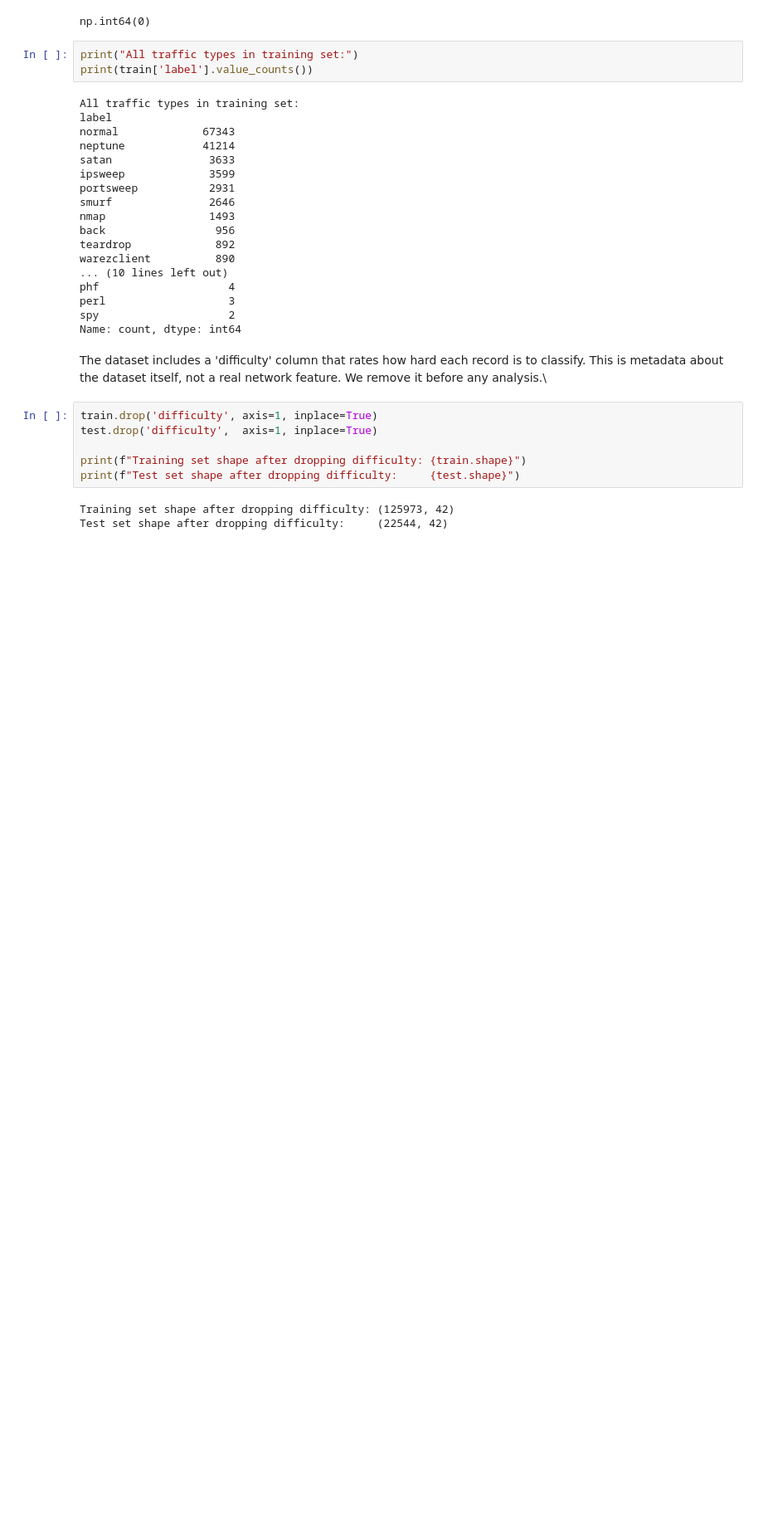
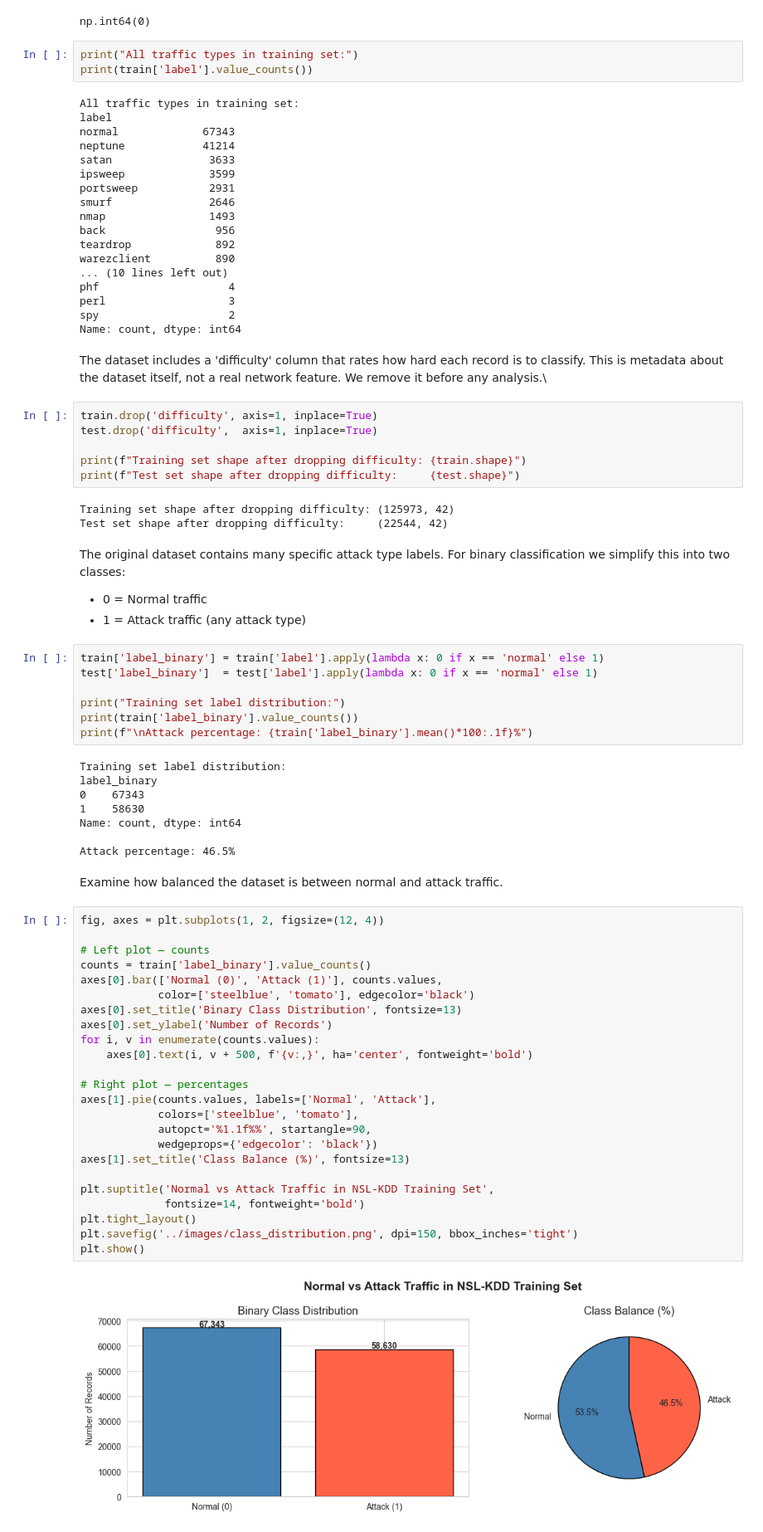
Before and after one commit to sasanAkbari80/network-intrusion-detection, a Jupyter notebook: notebooks/intrusion_detection.ipynb, the cells around one changed output. Shown at 83% size. Saved outputs shown, nothing was run; the diff lists cells and outputs as text; blank space fills up the shorter version.

Commit message:
exploratory data analysis with 6 visualizations

```diff
--- a/notebooks/intrusion_detection.ipynb
+++ b/notebooks/intrusion_detection.ipynb
@@ -134,3 +134,52 @@ print(f"Test set shape after dropping difficulty:     {test.shape}")
 # %% [output]
 Training set shape after dropping difficulty: (125973, 42)
 Test set shape after dropping difficulty:     (22544, 42)
+# %% [markdown]
+The original dataset contains many specific attack type labels.
+For binary classification we simplify this into two classes:
+- 0 = Normal traffic
+- 1 = Attack traffic (any attack type)
+# %%
+train['label_binary'] = train['label'].apply(lambda x: 0 if x == 'normal' else 1)
+test['label_binary']  = test['label'].apply(lambda x: 0 if x == 'normal' else 1)
+
+print("Training set label distribution:")
+print(train['label_binary'].value_counts())
+print(f"\nAttack percentage: {train['label_binary'].mean()*100:.1f}%")
+# %% [output]
+Training set label distribution:
+label_binary
+0    67343
+1    58630
+Name: count, dtype: int64
+
+Attack percentage: 46.5%
+# %% [markdown]
+Examine how balanced the dataset is between normal
+and attack traffic.
+# %%
+fig, axes = plt.subplots(1, 2, figsize=(12, 4))
+
+# Left plot — counts
+counts = train['label_binary'].value_counts()
+axes[0].bar(['Normal (0)', 'Attack (1)'], counts.values,
+            color=['steelblue', 'tomato'], edgecolor='black')
+axes[0].set_title('Binary Class Distribution', fontsize=13)
+axes[0].set_ylabel('Number of Records')
+for i, v in enumerate(counts.values):
+    axes[0].text(i, v + 500, f'{v:,}', ha='center', fontweight='bold')
+
+# Right plot — percentages
+axes[1].pie(counts.values, labels=['Normal', 'Attack'],
+            colors=['steelblue', 'tomato'],
+            autopct='%1.1f%%', startangle=90,
+            wedgeprops={'edgecolor': 'black'})
+axes[1].set_title('Class Balance (%)', fontsize=13)
+
+plt.suptitle('Normal vs Attack Traffic in NSL-KDD Training Set',
+             fontsize=14, fontweight='bold')
+plt.tight_layout()
+plt.savefig('../images/class_distribution.png', dpi=150, bbox_inches='tight')
+plt.show()
+# %% [output]
+[figure, added]
```
Also changed, not shown: parts of 16 cells of this notebook, 6 other files.
